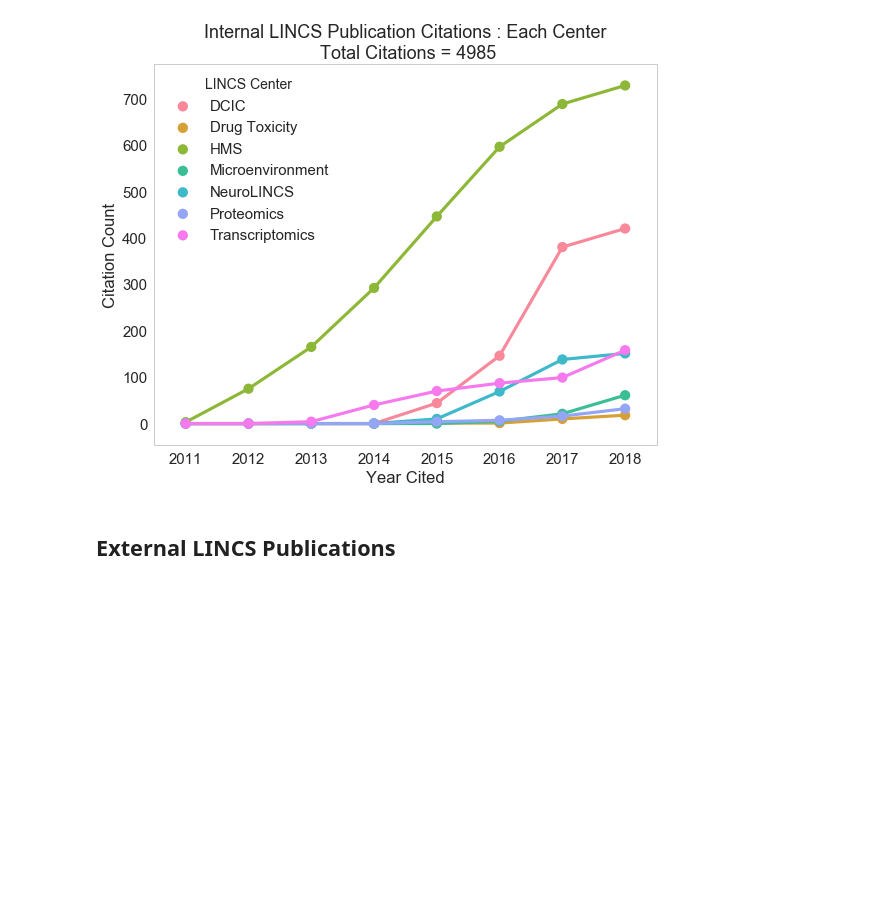
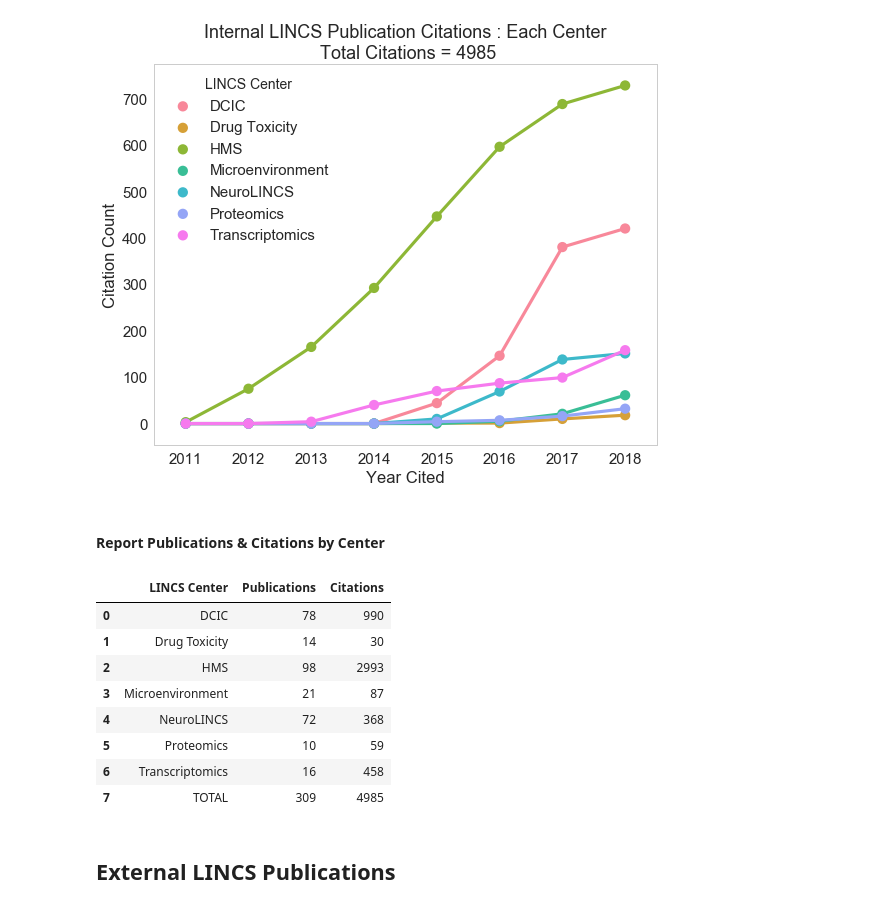
Before and after one commit to MaayanLab/LINCS-Publications-Report, a Jupyter notebook: LINCS_publications.ipynb, the cells around one changed output. Cells and saved outputs as stored; diff of their text form; code cells hidden in the pictures; blank space fills up the shorter version.

```diff
--- a/LINCS_publications.ipynb
+++ b/LINCS_publications.ipynb
@@ -584,27 +599,27 @@ for center in Centers:
     centerCounter[center]=counter
 
 centerCounter = pd.DataFrame(centerCounter).fillna(0).stack().reset_index()
-centerCounter.rename(columns={'level_0':'year_cited','level_1':'LINCS Center',0:'count'}, inplace=True)
+centerCounter.rename(columns={'level_0':'year_cited','level_1':'LINCS Center',0:'Count'}, inplace=True)
 
-yearCounter_sum = centerCounter.groupby(['year_cited'])['count'].sum().reset_index()
+yearCounter_sum = centerCounter.groupby(['year_cited'])['Count'].sum().reset_index()
 # yearCounter_sum = yearCounter_sum[yearCounter_sum['year_cited']!=0].loc[yearCounter_sum['year_cited']!=2018]
 yearCounter_sum['year_cited'] = yearCounter_sum['year_cited'].replace({0:2018})
 yearCounter_sum = yearCounter_sum.groupby('year_cited').sum().reset_index()
 # missingYears = set(range(2011,2018+1)) - set(yearCounter_sum['year_cited'])
 
 
-sn.barplot(data=yearCounter_sum, x='year_cited', y='count', color='steelblue')
+sn.barplot(data=yearCounter_sum, x='year_cited', y='Count', color='steelblue')
 plt.title('Internal LINCS Publication Citations : All Centers\n Total Citations = '+\
-          str( int(sum(yearCounter_sum['count'])) ))
+          str( int(sum(yearCounter_sum['Count'])) ))
 plt.xlabel('Year Cited')
 plt.ylabel('Citation Count')
 
 
 # Line plot
 plt.figure(figsize=(9,7)) # Default 8,6 #, dpi=100
-sn.pointplot(data=yearCounter_sum, x='year_cited', y='count', color='steelblue')
+sn.pointplot(data=yearCounter_sum, x='year_cited', y='Count', color='steelblue')
 plt.title('Internal LINCS Publication Citations : All Centers\n Total Citations = '+\
-          str( int(sum(yearCounter_sum['count'])) ))
+          str( int(sum(yearCounter_sum['Count'])) ))
 plt.xlabel('Year Cited')
 plt.ylabel('Citation Count');
 # %% [output]
@@ -615,27 +630,56 @@ plt.ylabel('Citation Count');
 # %%
 plt.figure(figsize=(9,7)) # Default 8,6 #, dpi=100
 
-yearCounter_sum = centerCounter.groupby(['year_cited','LINCS Center'])['count'].sum().reset_index()
+yearCounter_sum = centerCounter.groupby(['year_cited','LINCS Center'])['Count'].sum().reset_index()
 # yearCounter_sum = yearCounter_sum[yearCounter_sum['year_cited']!=0].loc[yearCounter_sum['year_cited']!=2018]
 yearCounter_sum['year_cited'] = yearCounter_sum['year_cited'].replace({0:2018})
 yearCounter_sum = yearCounter_sum.groupby(['year_cited','LINCS Center']).sum().reset_index()
 
-sn.barplot(data=yearCounter_sum, x='year_cited', y='count', hue='LINCS Center')
+sn.barplot(data=yearCounter_sum, x='year_cited', y='Count', hue='LINCS Center')
 plt.title('Internal LINCS Publication Citations : Each Center\n Total Citations = '+\
-          str( int(sum(yearCounter_sum['count'])) ))
+          str( int(sum(yearCounter_sum['Count'])) ))
 plt.xlabel('Year Cited')
 plt.ylabel('Citation Count');
 
 # Line plot
 plt.figure(figsize=(9,7)) # Default 8,6 #, dpi=100
-sn.pointplot(data=yearCounter_sum, x='year_cited', y='count', hue='LINCS Center')
+sn.pointplot(data=yearCounter_sum, x='year_cited', y='Count', hue='LINCS Center')
 plt.title('Internal LINCS Publication Citations : Each Center\n Total Citations = '+\
-          str( int(sum(yearCounter_sum['count'])) ))
+          str( int(sum(yearCounter_sum['Count'])) ))
 plt.xlabel('Year Cited')
 plt.ylabel('Citation Count');
 # %% [output]
 [figure]
 [figure]
+# %% [markdown]
+#### Report Publications & Citations by Center
+# %%
+# Pubs
+internalByCenter_pubs = internalByCenter.groupby('LINCS Center')['Count'].sum().reset_index()
+# Citspublicat
+internalByCenter_cits = yearCounter_sum.groupby('LINCS Center')['Count'].sum().astype(int).reset_index()
+
+internalByCenter_summary = internalByCenter_pubs.merge(internalByCenter_cits, on='LINCS Center')
+internalByCenter_summary.columns = ['LINCS Center', 'Publications', 'Citations']
+Total = internalByCenter_summary.sum()
+Total.iloc[0] = 'TOTAL'
+
+
+internalByCenter_summary = internalByCenter_summary.append(Total, ignore_index=True)
+
+
+internalByCenter_summary.to_csv('internalByCenter_summary.csv', index=False)
+display(internalByCenter_summary)
+# %% [output]
+|  | LINCS Center | Publications | Citations |
+| 0 | DCIC | 78 | 990 |
+| 1 | Drug Toxicity | 14 | 30 |
+| 2 | HMS | 98 | 2993 |
+| 3 | Microenvironment | 21 | 87 |
+| 4 | NeuroLINCS | 72 | 368 |
+| 5 | Proteomics | 10 | 59 |
+| 6 | Transcriptomics | 16 | 458 |
+| 7 | TOTAL | 309 | 4985 |
 # %% [markdown]
 ## External LINCS Publications
 # %%
```
Also changed, not shown: parts of 3 cells of this notebook, 1 other file.
